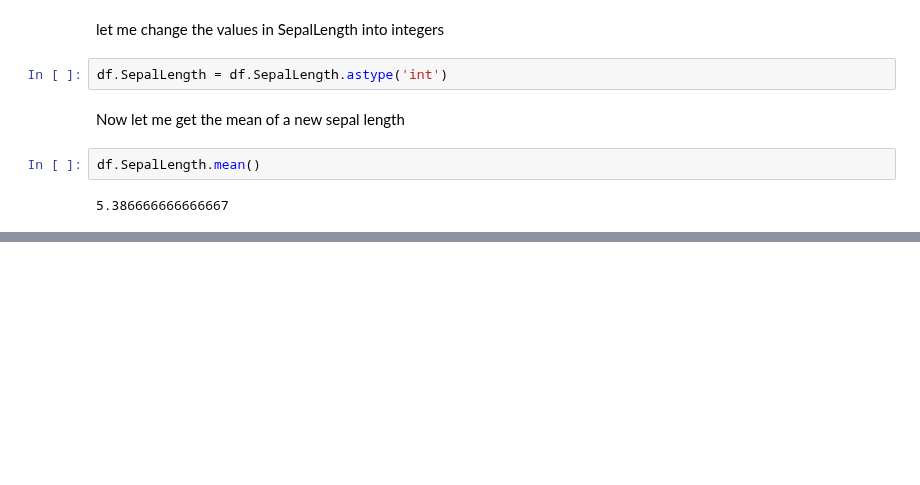
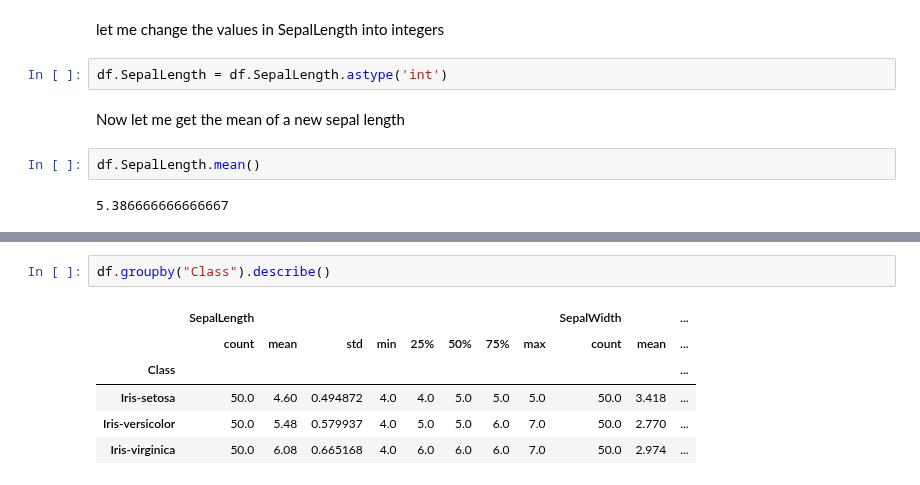
Before and after one commit to aayushbhurtel/Data_Visualization, a Jupyter notebook: Quiz17.ipynb, the cells around one changed output, grey strips where cells are left out. Cells and saved outputs as stored; diff of their text form; blank space fills up the shorter version.

```diff
--- a/Quiz17.ipynb
+++ b/Quiz17.ipynb
@@ -80,0 +95,9 @@ now I am going to calculate
+# %%
+df.groupby("Class").describe()
+# %% [output]
+|  | SepalLength |  |  |  |  |  |  |  | SepalWidth |  | ... |
+|  | count | mean | std | min | 25% | 50% | 75% | max | count | mean | ... |
+| Class |  |  |  |  |  |  |  |  |  |  | ... |
+| Iris-setosa | 50.0 | 4.60 | 0.494872 | 4.0 | 4.0 | 5.0 | 5.0 | 5.0 | 50.0 | 3.418 | ... |
+| Iris-versicolor | 50.0 | 5.48 | 0.579937 | 4.0 | 5.0 | 5.0 | 6.0 | 7.0 | 50.0 | 2.770 | ... |
+| Iris-virginica | 50.0 | 6.08 | 0.665168 | 4.0 | 6.0 | 6.0 | 6.0 | 7.0 | 50.0 | 2.974 | ... |
```
Also changed, not shown: parts of 10 cells of this notebook.
